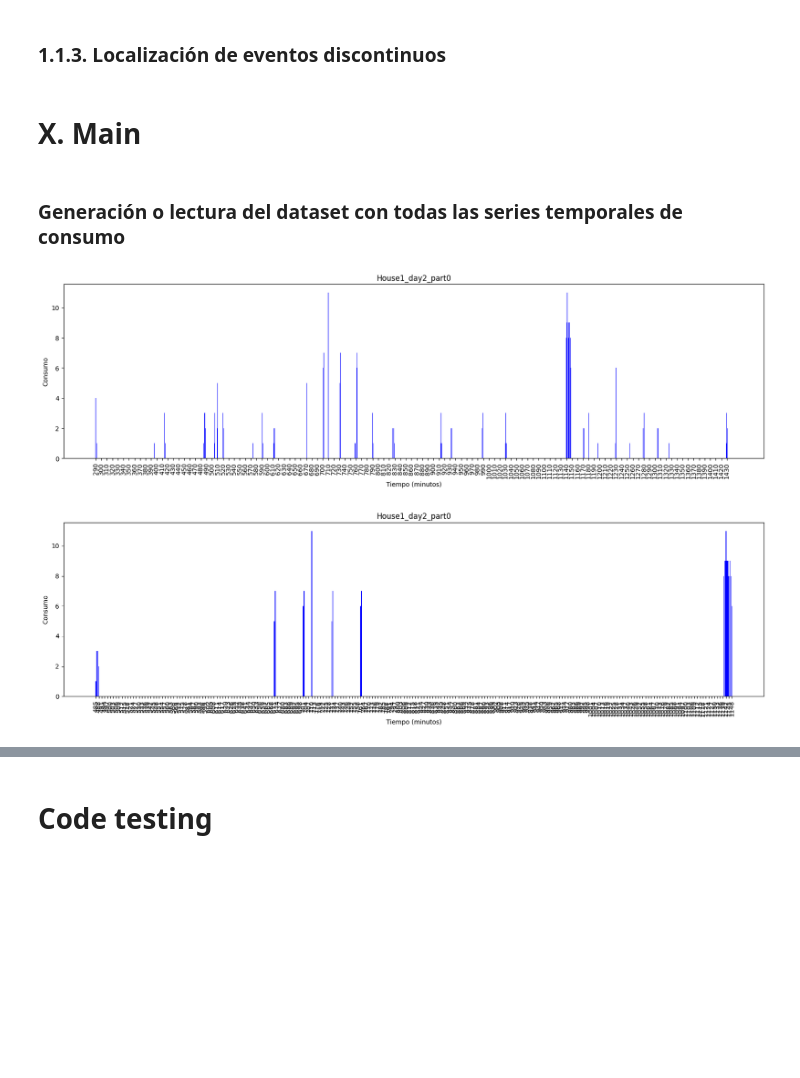
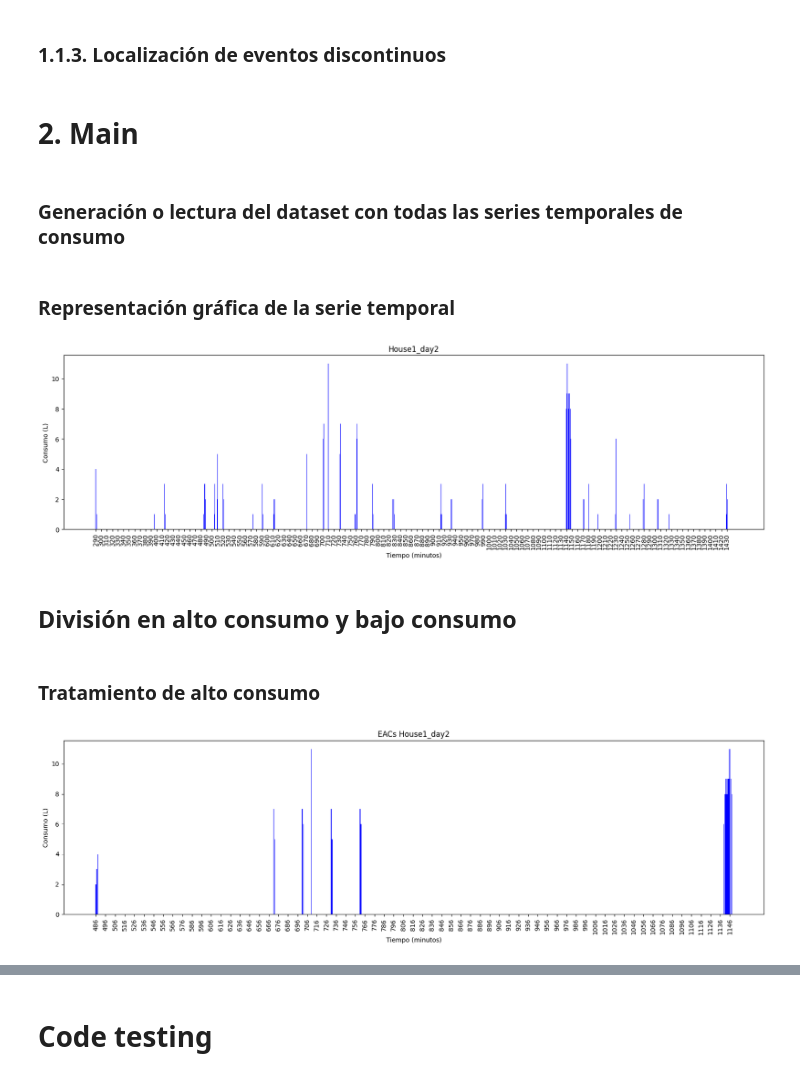
Before and after one commit to IagoGarciaSuarez/MUII_TFM, a Jupyter notebook: src/TFM.ipynb, the cells around one changed output, grey strips where cells are left out. Saved outputs shown, nothing was run; the diff lists cells and outputs as text; code cells hidden in the pictures; blank space fills up the shorter version.

```diff
--- a/src/TFM.ipynb
+++ b/src/TFM.ipynb
@@ -167 +236,10 @@ def leer_consumo_excel(dia: int, casa: str, parte: int = 0):
+# %%
+def visualizar_serie_temporal(serie: list[int], titulo_plt: str, titulo_x: str, titulo_y: str, color: str = 'blue', figsize = (20, 5), x_inicio: int = 0, x_fin: int = 1440, x_intervalo: int = 1, x_rotacion_etiquetas: float = 90.0):
+  plt.figure(figsize=figsize)
+  plt.bar(range(x_inicio, x_fin), serie, color=color)
+  plt.xlabel(titulo_x)
+  plt.ylabel(titulo_y)
+  plt.title(titulo_plt)
+  plt.xticks(range(x_inicio, x_fin, x_intervalo), rotation=x_rotacion_etiquetas)
+  plt.show()
 # %% [markdown]
@@ -202,15 +261,15 @@ def construir_serie_desde_eventos(lista_eventos: list[Evento], acotada: bool = T
   serie = [*ultimo_evento.obtener_serie()]
 
   for e in lista_eventos[1:]:
-    if ultimo_evento.min_fin <= e.min_inicio:
-      serie += [0] * (e.min_inicio - ultimo_evento.min_fin)
+    if ultimo_evento.obtener_min_fin() <= e.min_inicio:
+      serie += [0] * (e.min_inicio - ultimo_evento.obtener_min_fin())
       serie += e.obtener_serie()
       ultimo_evento = e
     else:
       pass
 
   if not acotada:
-    serie = [*([0] * lista_eventos[0].min_inicio), *serie, *([0] * (1440 - lista_eventos[::-1][0].min_fin))]
+    serie = [*([0] * lista_eventos[0].min_inicio), *serie, *([0] * (1440 - lista_eventos[::-1][0].obtener_min_fin()))]
 
   return serie
 # %% [markdown]
@@ -246,7 +305,7 @@ def localizar_repeticiones(serie: list[int], min_inicio: int, umbral_separacion_
 
   return repeticiones
 # %% [markdown]
-# X. Main
+# 2. Main
 # %% [markdown]
 ### Generación o lectura del dataset con todas las series temporales de consumo
 # %%
@@ -263,39 +322,31 @@ if dataset_consumos == '':
   consumos_simulados.guardar_como_excel(f"consumos_casas_1-{os.environ.get('MAX_HOUSE_LOAD')}")
 else:
   consumos_simulados.carga_desde_excel(dataset_consumos)
+# %% [markdown]
+### Representación gráfica de la serie temporal
 # %%
-consumo_ejemplo = next(consumo for consumo in consumos_simulados.get_consumos() if max(consumo.get_serie()) > 7 and sum(consumo.get_serie()) > 150)
-consumo_ejemplo = consumos_simulados.get_consumo(1, "House10")
-consumo_ejemplo = consumos_simulados.get_consumos()[1]
+consumo_ejemplo = next(consumo for consumo in consumos_simulados.obtener_consumos() if max(consumo.obtener_serie()) > 7 and sum(consumo.obtener_serie()) > 150)
+consumo_ejemplo = consumos_simulados.obtener_consumo(1, "House10")
+consumo_ejemplo = consumos_simulados.obtener_consumos()[1]
 
 inicio = 290
 fin = 1440
-intervalo = 10
-serie_ejemplo = consumo_ejemplo.get_serie()[inicio:fin]
+serie_ejemplo = consumo_ejemplo.obtener_serie()[inicio:fin]
 
-plt.figure(figsize=(20, 5))
-plt.bar(range(inicio, fin), serie_ejemplo, color='blue')
-plt.xlabel('Tiempo (minutos)')
-plt.ylabel('Consumo')
-plt.title(consumo_ejemplo.obtener_id())
-plt.xticks(range(inicio, fin, intervalo), rotation=90)
-plt.show()
+visualizar_serie_temporal(serie_ejemplo, consumo_ejemplo.obtener_id(), 'Tiempo (minutos)', 'Consumo (L)', x_inicio = inicio, x_fin = fin, x_intervalo = 10, )
 # %% [output]
-[figure, old version]
+[figure, new version]
+# %% [markdown]
+## División en alto consumo y bajo consumo
+# %% [markdown]
+### Tratamiento de alto consumo
 # %%
 eventos = consumo_ejemplo.obtener_lista_eac()
 
 serie_ejemplo = construir_serie_desde_eventos(eventos, True)
-inicio = eventos[0].min_inicio
+inicio = eventos[0].min_inicio if len(eventos) > 0 else 0
 fin = len(serie_ejemplo) + inicio
-intervalo = 3
 
-plt.figure(figsize=(20, 5))
-plt.bar(range(inicio, fin), serie_ejemplo, color='blue')
-plt.xlabel('Tiempo (minutos)')
-plt.ylabel('Consumo')
-plt.title(consumo_ejemplo.obtener_id())
-plt.xticks(range(inicio, fin, intervalo), rotation=90)
-plt.show()
+visualizar_serie_temporal(serie_ejemplo, f'EACs {consumo_ejemplo.obtener_id()}', 'Tiempo (minutos)', 'Consumo (L)', x_inicio = inicio, x_fin = fin, x_intervalo = 10)
 # %% [output]
-[figure, old version]
+[figure, new version]
```
Also changed, not shown: parts of 34 cells of this notebook.
